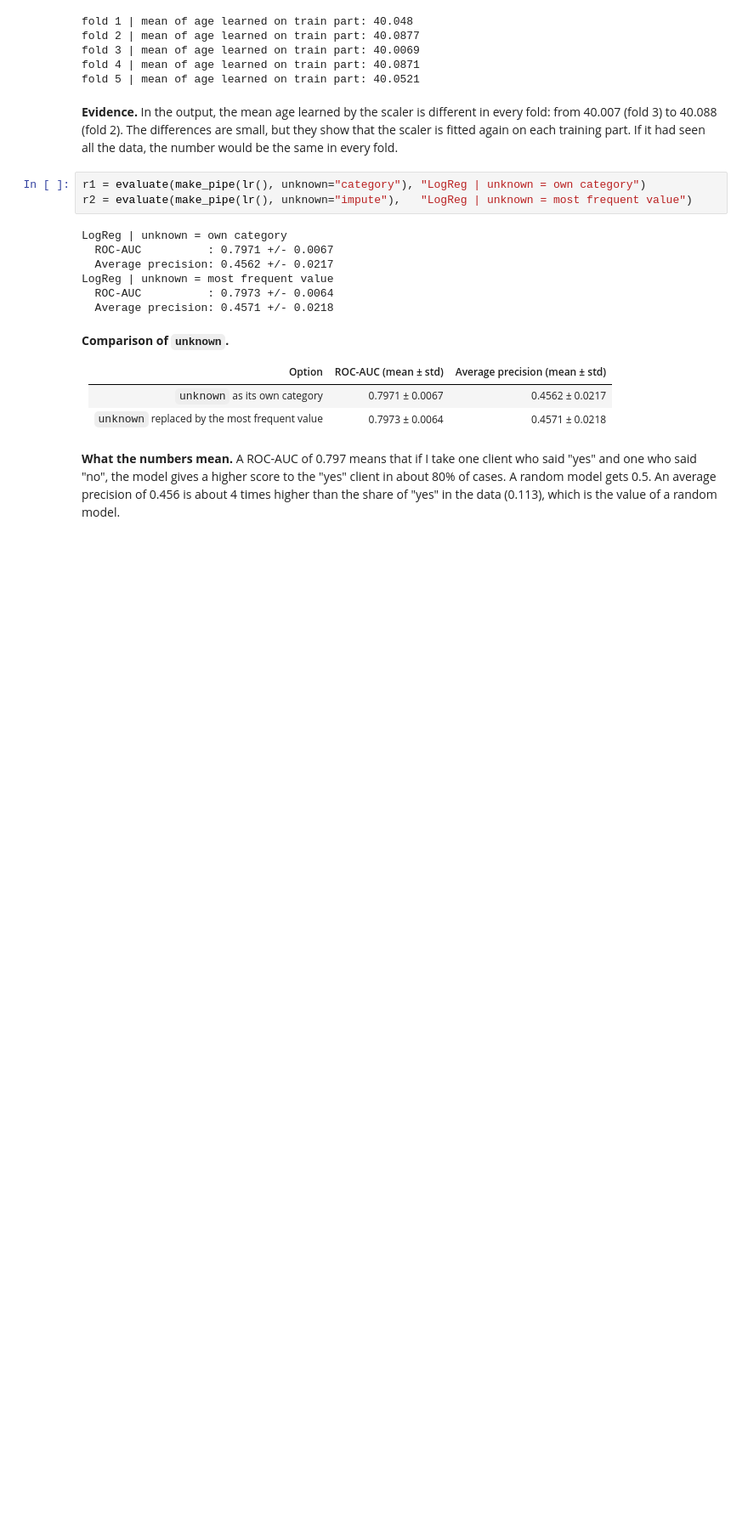
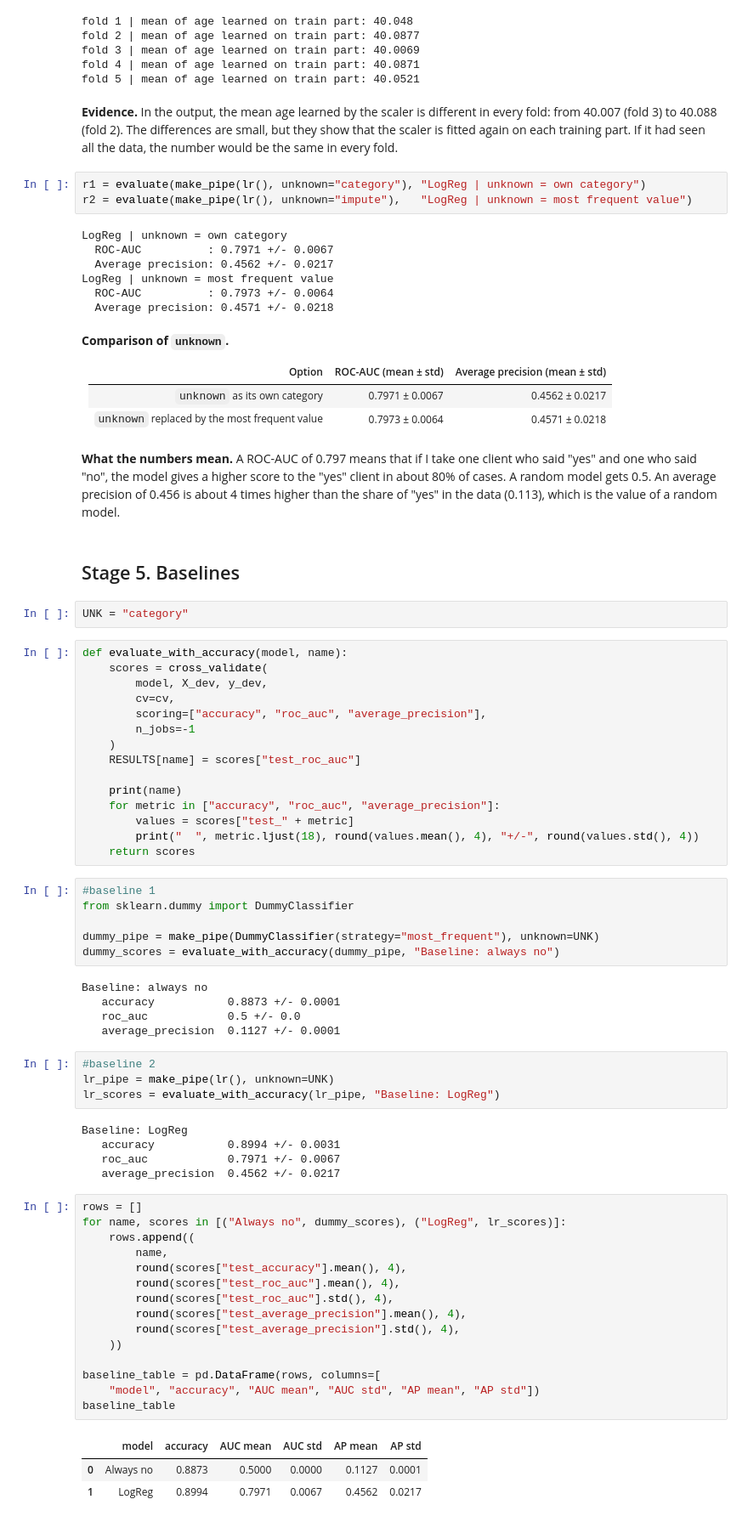
Before and after one commit to dana104/Abidulla_ML_midterm, a Jupyter notebook: Abidulla_task3.ipynb, the cells around one changed output. Shown at 85% size. Saved outputs shown, nothing was run; the diff lists cells and outputs as text; blank space fills up the shorter version.

Commit message:
Add baselines: majority class and logistic regression

```diff
--- a/Abidulla_task3.ipynb
+++ b/Abidulla_task3.ipynb
@@ -339,3 +339,61 @@ LogReg | unknown = most frequent value
 one who said "no", the model gives a higher score to the "yes" client in about 80% of cases.
 A random model gets 0.5. An average precision of 0.456 is about 4 times higher than the share of
 "yes" in the data (0.113), which is the value of a random model.
+# %% [markdown]
+## Stage 5. Baselines
+# %%
+UNK = "category"
+# %%
+def evaluate_with_accuracy(model, name):
+    scores = cross_validate(
+        model, X_dev, y_dev,
+        cv=cv,
+        scoring=["accuracy", "roc_auc", "average_precision"],
+        n_jobs=-1
+    )
+    RESULTS[name] = scores["test_roc_auc"]
+
+    print(name)
+    for metric in ["accuracy", "roc_auc", "average_precision"]:
+        values = scores["test_" + metric]
+        print("  ", metric.ljust(18), round(values.mean(), 4), "+/-", round(values.std(), 4))
+    return scores
+# %%
+#baseline 1
+from sklearn.dummy import DummyClassifier
+
+dummy_pipe = make_pipe(DummyClassifier(strategy="most_frequent"), unknown=UNK)
+dummy_scores = evaluate_with_accuracy(dummy_pipe, "Baseline: always no")
+# %% [output]
+Baseline: always no
+   accuracy           0.8873 +/- 0.0001
+   roc_auc            0.5 +/- 0.0
+   average_precision  0.1127 +/- 0.0001
+# %%
+#baseline 2
+lr_pipe = make_pipe(lr(), unknown=UNK)
+lr_scores = evaluate_with_accuracy(lr_pipe, "Baseline: LogReg")
+# %% [output]
+Baseline: LogReg
+   accuracy           0.8994 +/- 0.0031
+   roc_auc            0.7971 +/- 0.0067
+   average_precision  0.4562 +/- 0.0217
+# %%
+rows = []
+for name, scores in [("Always no", dummy_scores), ("LogReg", lr_scores)]:
+    rows.append((
+        name,
+        round(scores["test_accuracy"].mean(), 4),
+        round(scores["test_roc_auc"].mean(), 4),
+        round(scores["test_roc_auc"].std(), 4),
+        round(scores["test_average_precision"].mean(), 4),
+        round(scores["test_average_precision"].std(), 4),
+    ))
+
+baseline_table = pd.DataFrame(rows, columns=[
+    "model", "accuracy", "AUC mean", "AUC std", "AP mean", "AP std"])
+baseline_table
+# %% [output]
+|  | model | accuracy | AUC mean | AUC std | AP mean | AP std |
+| 0 | Always no | 0.8873 | 0.5000 | 0.0000 | 0.1127 | 0.0001 |
+| 1 | LogReg | 0.8994 | 0.7971 | 0.0067 | 0.4562 | 0.0217 |
```
Also changed, not shown: parts of 2 cells of this notebook.
